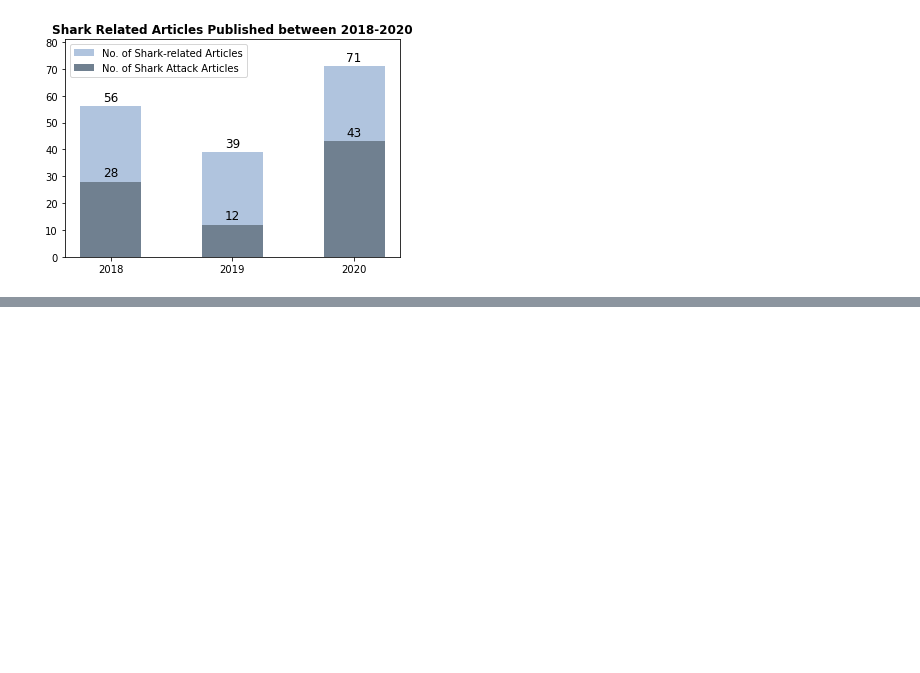
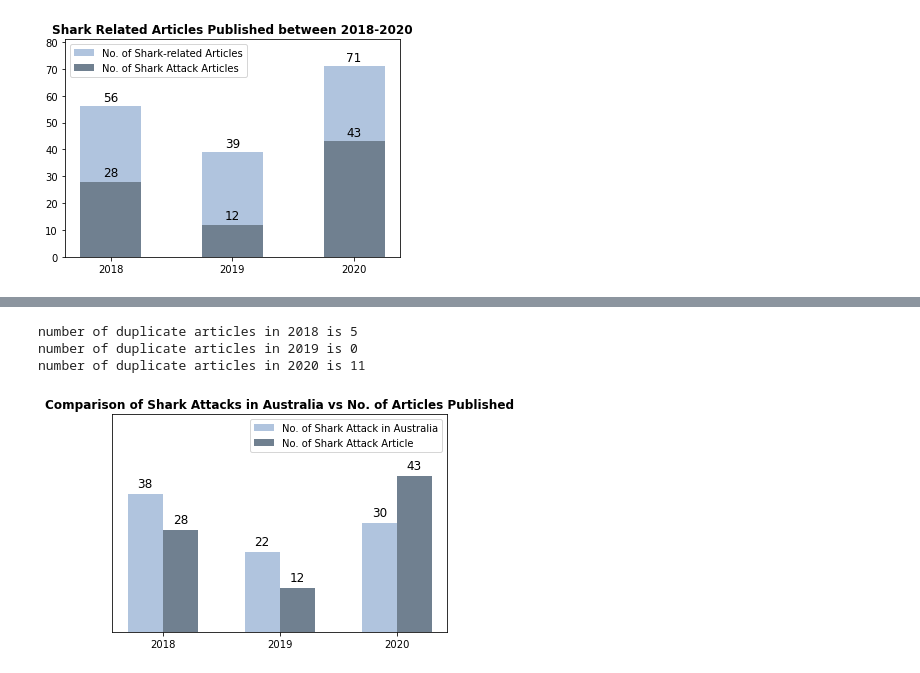
Before and after one commit to CMac-code/Project_Shark, a Jupyter notebook: Kevin's Code/shark_news.ipynb, the cells around one changed output, grey strips where cells are left out. Saved outputs shown, nothing was run; the diff lists cells and outputs as text; code cells hidden in the pictures; blank space fills up the shorter version.

```diff
--- a/Kevin's Code/shark_news.ipynb
+++ b/Kevin's Code/shark_news.ipynb
@@ -94,0 +85,52 @@ plt.savefig("output/published shark article 2018-2020.png")
+# %%
+#plot number of article for shark atttack vs actual shark attack
+shark_attacks=pd.DataFrame({
+    'Year':[2018,2019,2020],
+    'No. of Shark Attacks':[38,22,30]
+    })
+
+fig, ax = plt.subplots()
+w = 0.3
+x= relevant_df.index
+
+bar1=np.arange(len(x))
+bar2=[i+w for i in bar1]
+
+p1=ax.bar(bar1,shark_attacks["No. of Shark Attacks"],w,label="No. of Shark Attack in Australia",color="lightsteelblue")
+p2=ax.bar(bar2,relevant_df["Year"],w, label="No. of Shark Attack Article",color="slategray")
+ax.set_xticks(bar1+w/2)
+ax.set_xticklabels([2018, 2019, 2020])
+ax.legend(loc='best')
+ax.yaxis.set_visible(False)
+ax.set_title('Comparison of Shark Attacks in Australia vs No. of Articles Published',fontweight='bold')
+ax.set_ylim(0, 60)
+plt.show
+
+# For each patch (basically each rectangle within the bar), add a label.
+y_offset=2
+for bar in ax.patches:
+  ax.text(
+      # Put the text in the middle of each bar. get_x returns the start
+      # so we add half the width to get to the middle.
+      bar.get_x() + bar.get_width() / 2,
+      # Vertically, add the height of the bar to the start of the bar,
+      # along with the offset.
+      bar.get_height() + bar.get_y() + y_offset,
+      # This is actual value we'll show.
+      round(bar.get_height()),
+      # Center the labels and style them a bit.
+      ha='center',
+      color='black',
+      size=12
+  )
+
+plt.savefig("output/shark article vs shark attack.png")
+
+print("number of duplicate articles in 2018 is 5")
+print("number of duplicate articles in 2019 is 0")
+print("number of duplicate articles in 2020 is 11")
+# %% [output]
+number of duplicate articles in 2018 is 5
+number of duplicate articles in 2019 is 0
+number of duplicate articles in 2020 is 11
+[figure, added]
```
Also changed, not shown: parts of 3 cells of this notebook, 9 other files.
